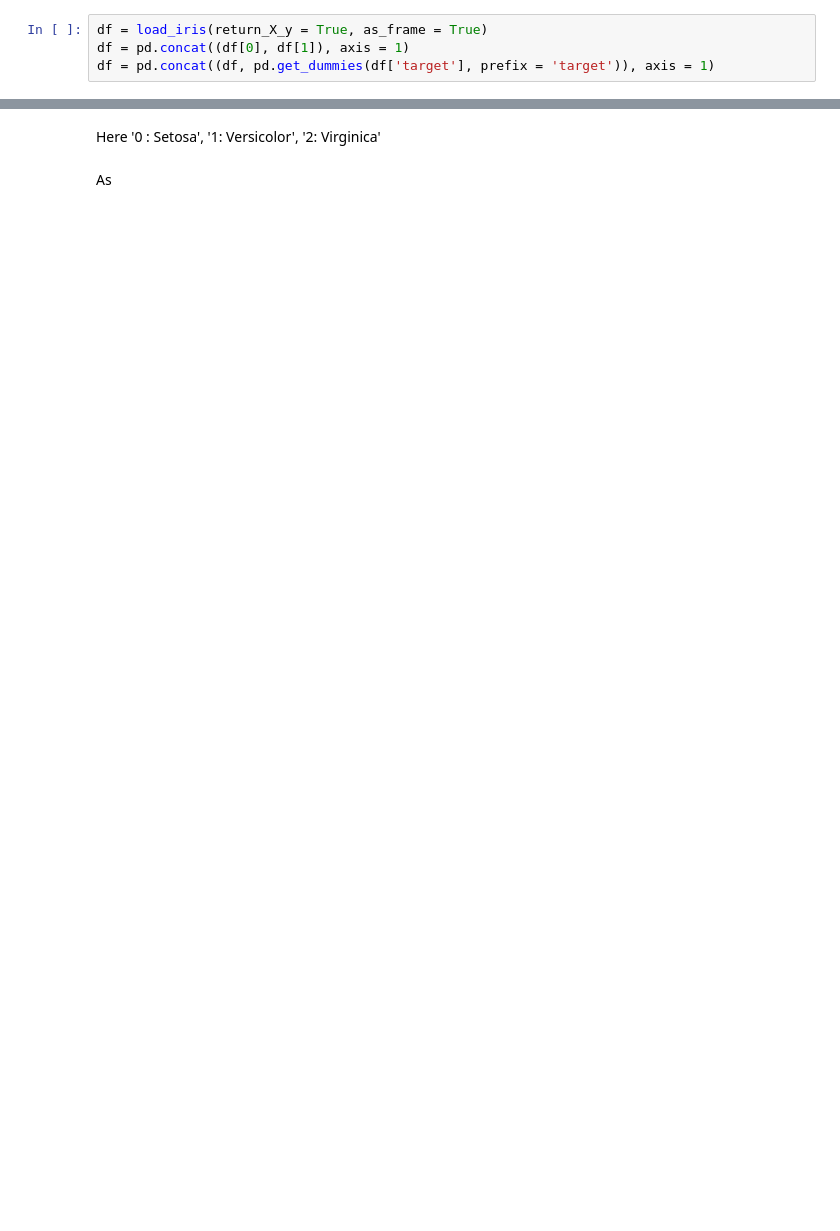
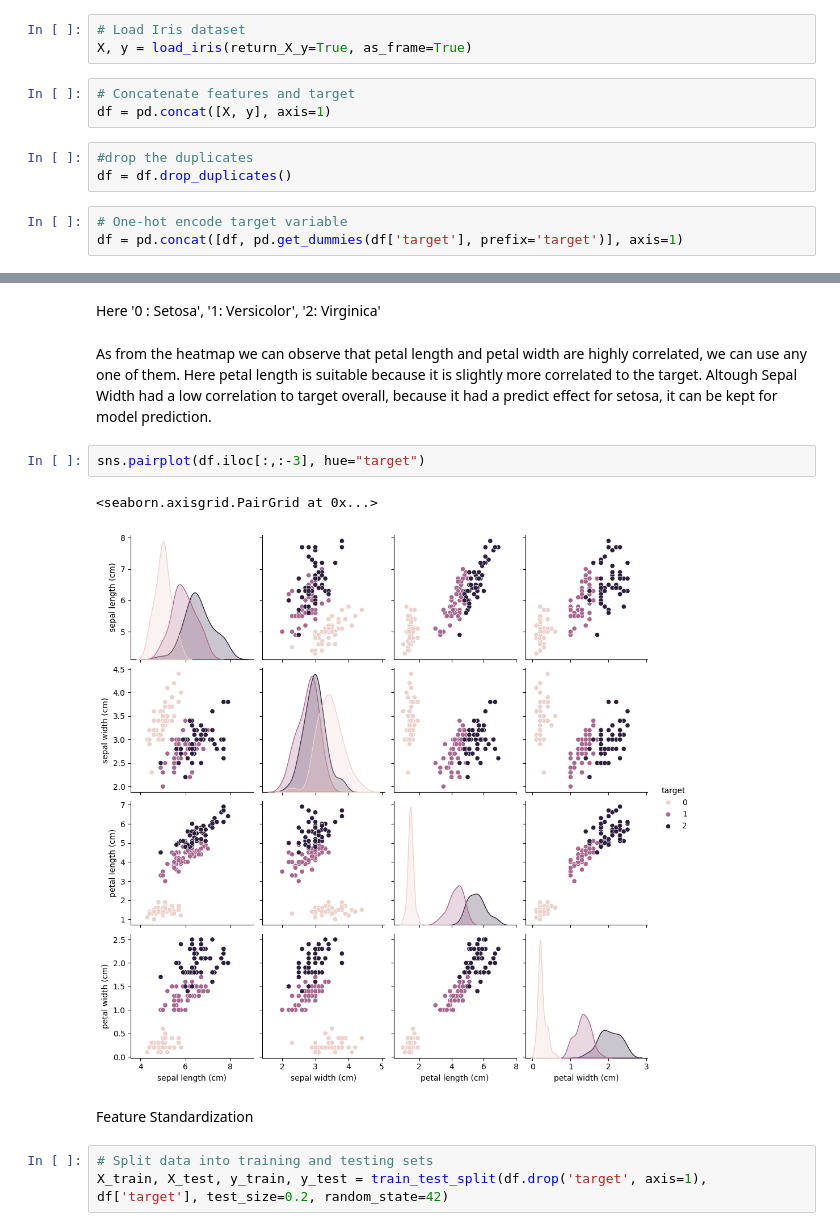
Before and after one commit to ankikadey/Machine-Learning-With-Python, a Jupyter notebook: Iris Classification Using Neural Network/Iris-with-keras.ipynb, the cells around one changed output, grey strips where cells are left out. Drawn from its saved outputs; the diff is of its cells as text; blank space fills up the shorter version.

```diff
--- a/Iris Classification Using Neural Network/Iris-with-keras.ipynb
+++ b/Iris Classification Using Neural Network/Iris-with-keras.ipynb
@@ -10,6 +13,14 @@ import matplotlib as plt
+# %%
+# Load Iris dataset
+X, y = load_iris(return_X_y=True, as_frame=True)
+# %%
+# Concatenate features and target
+df = pd.concat([X, y], axis=1)
+# %%
+#drop the duplicates
+df = df.drop_duplicates()
 # %%
-df = load_iris(return_X_y = True, as_frame = True)
-df = pd.concat((df[0], df[1]), axis = 1)
-df = pd.concat((df, pd.get_dummies(df['target'], prefix = 'target')), axis = 1)
+# One-hot encode target variable
+df = pd.concat([df, pd.get_dummies(df['target'], prefix='target')], axis=1)
 # %% [markdown]
 Perform Correlation Analysis
@@ -21,4 +35,15 @@ sns.heatmap(df.corr(), annot=True)
 # %% [markdown]
 Here '0 : Setosa', '1: Versicolor', '2: Virginica'
-# %% [markdown]
-As
+# %% [markdown]
+As from the heatmap we can observe that petal length and petal width are highly correlated, we can use any one of them. Here petal length is suitable because it is slightly more correlated to the target.
+Altough Sepal Width had a low correlation to target overall, because it had a predict effect for setosa, it can be kept for model prediction.
+# %%
+sns.pairplot(df.iloc[:,:-3], hue="target")
+# %% [output]
+<seaborn.axisgrid.PairGrid at 0x...>
+[figure, added]
+# %% [markdown]
+Feature Standardization
+# %%
+# Split data into training and testing sets
+X_train, X_test, y_train, y_test = train_test_split(df.drop('target', axis=1), df['target'], test_size=0.2, random_state=42)
```
Also changed, not shown: parts of 23 cells of this notebook, 12 other files.
